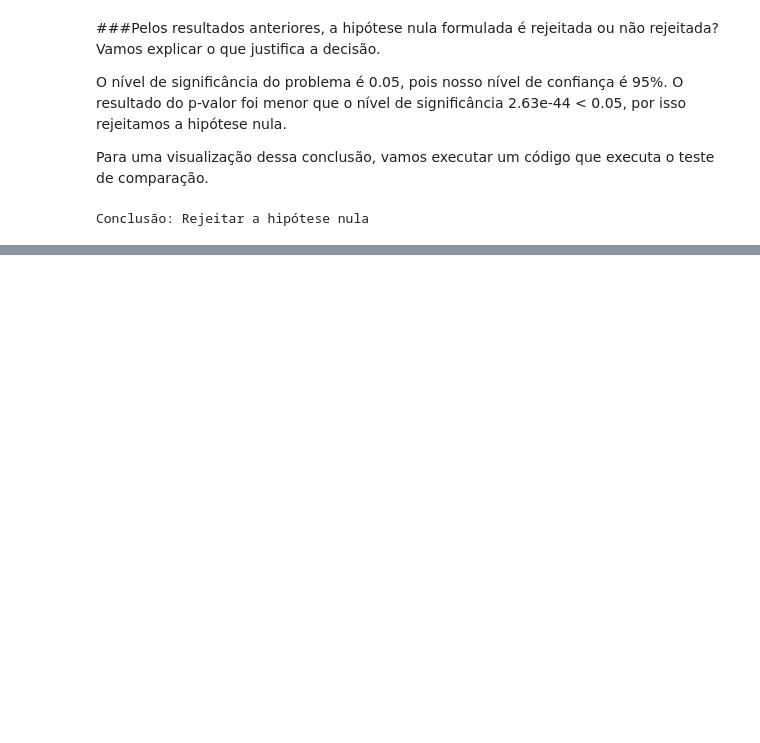
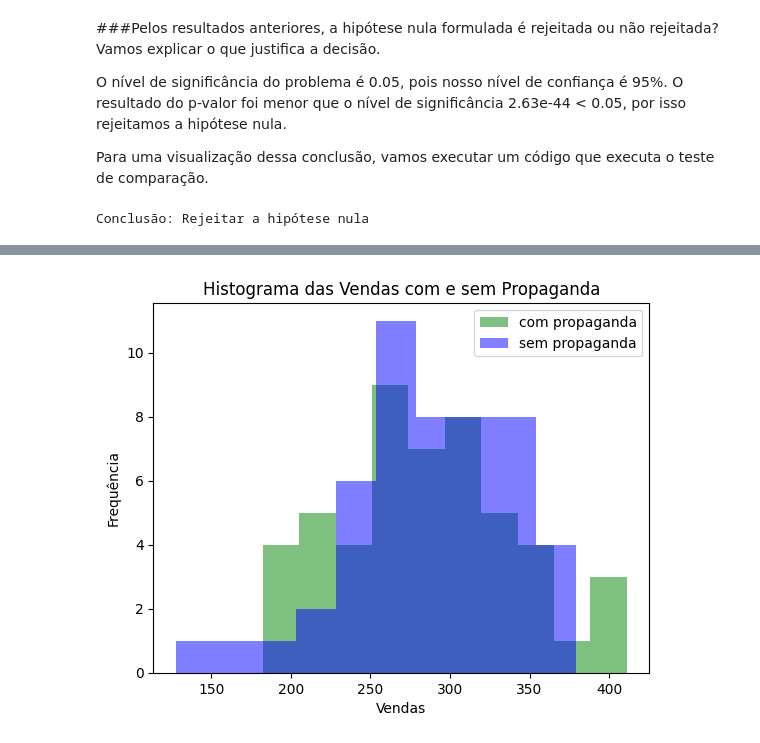
Before and after one commit to henriquemartins1969/Aulas_Data_Science_Alura, a Jupyter notebook: testando_hipoteses.ipynb, the cells around one changed output, grey strips where cells are left out. Saved outputs shown, nothing was run; the diff lists cells and outputs as text; code cells hidden in the pictures; blank space fills up the shorter version.

```diff
--- a/testando_hipoteses.ipynb
+++ b/testando_hipoteses.ipynb
@@ -607,0 +648,4 @@ Conclusão: Rejeitar a hipótese nula
+# %%
+vendas_com_propaganda = [329.80, 291.70, 338.86, 391.38, 285.95, 285.95, 394.75, 346.05, 271.83, 332.55, 272.19, 272.06, 314.52, 185.20, 196.50, 266.26, 239.23, 318.85, 245.52, 215.26, 387.94, 286.45, 304.05, 214.52, 267.34, 306.66, 230.94, 322.54, 263.96, 282.50, 263.90, 411.14, 299.19, 236.54, 349.35, 226.75, 312.53, 182.42, 220.31, 311.81, 344.31, 310.28, 293.66, 281.93, 211.29, 256.81, 272.36, 363.43, 320.62, 194.22]
+# %%
+vendas_sem_propaganda = [304.44, 261.89, 244.38, 321.70, 346.86, 348.08, 234.65, 266.45, 304.88, 343.53, 256.25, 273.86, 218.62, 213.23, 333.75, 366.37, 280.68, 345.21, 306.70, 246.29, 306.68, 377.28, 282.85, 378.88, 127.82, 334.31, 290.22, 267.06, 290.51, 165.74, 271.82, 306.43, 373.67, 253.90, 236.49, 254.89, 339.92, 304.73, 253.21, 315.80, 292.80, 343.12, 242.88, 265.34, 261.47, 197.19, 302.77, 300.66, 285.31, 270.92]
@@ -607,0 +679,13 @@ Conclusão: Rejeitar a hipótese nula
+# %%
+# Criar histogramas
+plt.hist(vendas_com_propaganda, color = "green", alpha = 0.5, label = "com propaganda")
+plt.hist(vendas_sem_propaganda, color = "blue", alpha = 0.5, label = "sem propaganda")
+
+# Adicionar rótulos e título
+plt.xlabel('Vendas')
+plt.ylabel('Frequência')
+plt.title('Histograma das Vendas com e sem Propaganda')
+plt.legend()
+plt.show()
+# %% [output]
+[figure, added]
```
Also changed, not shown: parts of 34 cells of this notebook.
